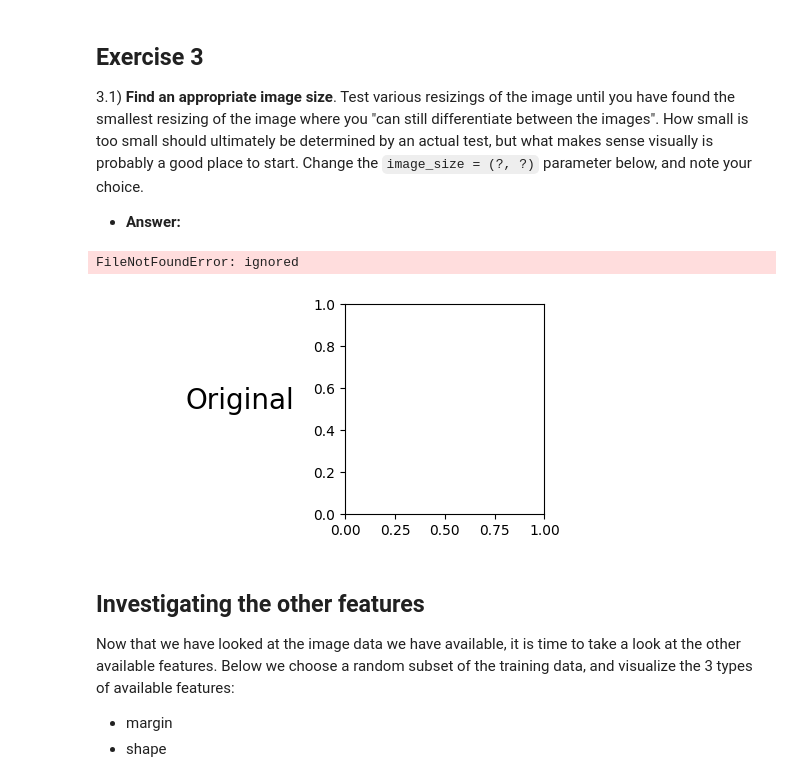
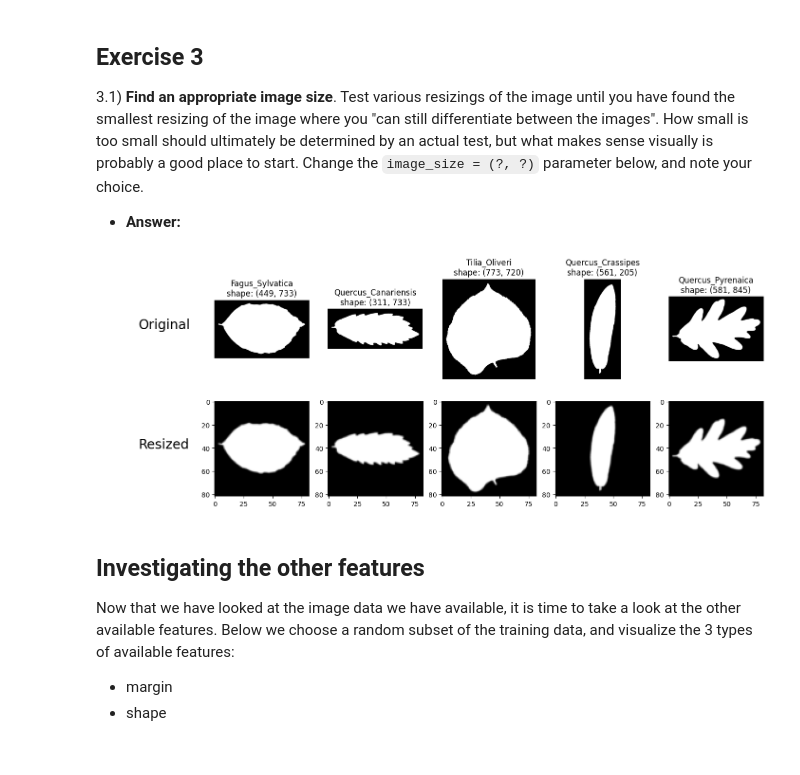
Before and after one commit to eperst/02456-deep-learning-with-PyTorch, a Jupyter notebook: 6_Mini_Project/6.1-EXE-Kaggle-Leaf-Challenge.ipynb, the cells around one changed output. Cells and saved outputs as stored; diff of their text form; code cells hidden in the pictures.

```diff
--- a/6_Mini_Project/6.1-EXE-Kaggle-Leaf-Challenge.ipynb
+++ b/6_Mini_Project/6.1-EXE-Kaggle-Leaf-Challenge.ipynb
@@ -92,7 +92,7 @@ You need to load them first!
 Then we load in the training data, which is in CSV format. For this, we use [pandas](https://pandas.pydata.org/).
 Pandas is useful for data analysis, but we don't suggest using it in any production code.
 # %%
-image_paths = glob.glob("drive/My Drive/images/DL_mini_project/*.jpg")
+image_paths = glob.glob("drive/My Drive/DL_mini_project/images/*.jpg")
 print("Total Observations:\t", len(image_paths))
 
 # now loading the train.csv to find features for each training point
@@ -211,7 +210,7 @@ Change the `image_size = (?, ?)` parameter below, and note your choice.
  * **Answer:**
 # %%
 ## Image pre-processing
-image_size = (64, 64)  # <-- YOUR CODE HERE
+image_size = (82, 82)
 
 # Amount of images
 amount = 5
@@ -222,35 +221,34 @@ fig = plt.figure(figsize=(18, 6))
 
 # Save original images in the figure
 ax = plt.subplot(2, amount + 1, 1)
 txt = ax.text(0.4, 0.5, 'Original', fontsize=20)
 txt.set_clip_on(False)
 plt.axis('off')
 for i, path in enumerate(image_sample):
     plt.subplot(2, amount + 1, i + 2)
     image = imread(path, as_gray=True)
     plt.imshow(image, cmap='gray')
     _id = int(path.split('/')[-1].split('.')[0])
     plt.title("{0}\nshape: {1}".format(train[train.id == _id].species.values[0], image.shape))
     plt.axis('off')
 
 # Save resized images in the figure
 ax = plt.subplot(2, amount + 1, len(image_sample) + 2)
 txt = ax.text(0.4, 0.5, 'Resized', fontsize=20)
 txt.set_clip_on(False)
 plt.axis('off')
 for i, path in enumerate(image_sample):
     i += len(image_sample) + 3
     plt.subplot(2, amount + 1, i)
     image = imread(path, as_gray=True)
     image = data_utils.pad2square(image)  # Make the image square
     image = resize(image, output_shape=image_size, mode='reflect', anti_aliasing=True)  # resizes the image
     plt.imshow(image, cmap='gray')
 
 # Show plot
 plt.show()
 # %% [output]
-FileNotFoundError: ignored
-[figure, old version]
+[figure, new version]
 # %% [markdown]
 ## Investigating the other features
 
```
Also changed, not shown: parts of 10 cells of this notebook.
